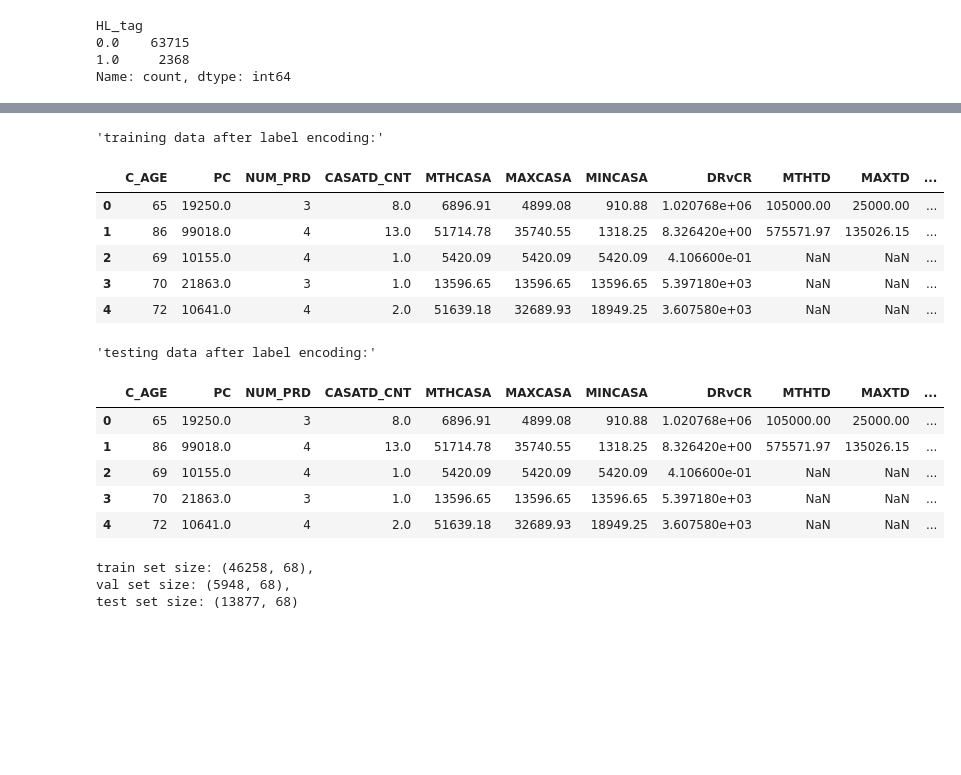
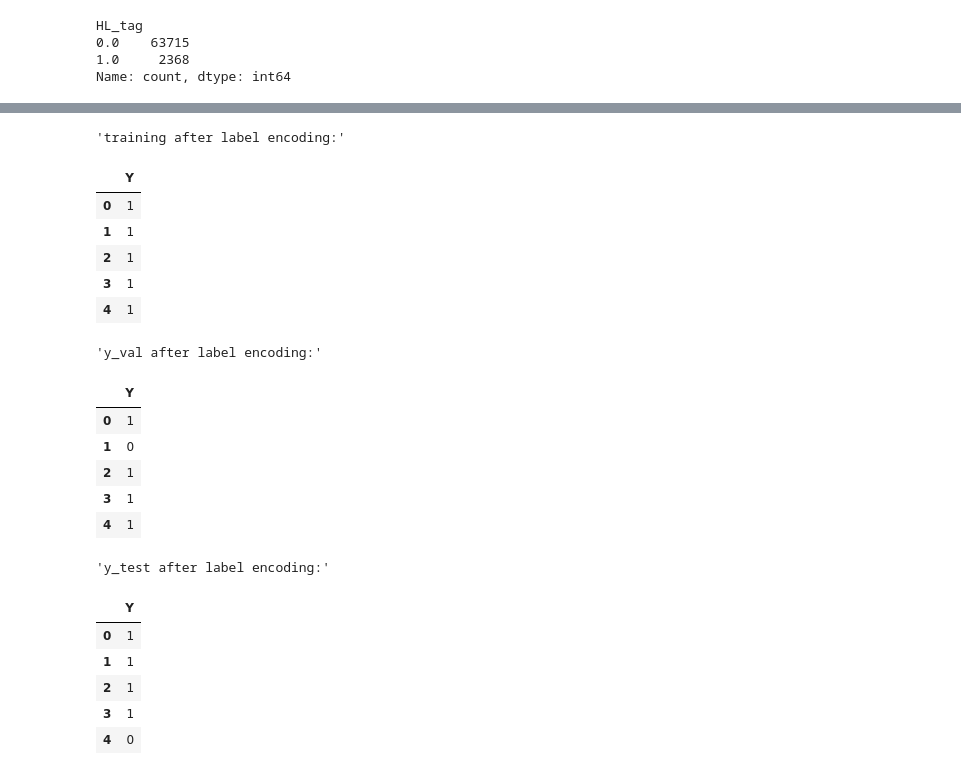
Before and after one commit to yang0369/Maybank_Classification, a Jupyter notebook: analysis/EDA.ipynb, the cells around one changed output, grey strips where cells are left out. Cells and saved outputs as stored; diff of their text form; code cells hidden in the pictures; blank space fills up the shorter version.

```diff
--- a/analysis/EDA.ipynb
+++ b/analysis/EDA.ipynb
@@ -265,0 +338,3 @@ Text(0.5, 1.0, 'Correlation matrix')
+# %%
+# map string back to np.nan
+df_raw.replace({"nan": np.nan, "NaN": np.nan, "NAN": np.nan}, inplace=True)
@@ -266,4 +407,12 @@ Text(0.5, 1.0, 'Correlation matrix')
+# %%
+df_raw.replace([np.inf, -np.inf], np.nan, inplace=True)
 # %%
 # drop the customer_id
-df_train = df_raw.drop([index_col], axis=1)
-df_test = df_raw.drop([index_col], axis=1)
+df_X = df_raw.drop([index_col, "PC", target_name], axis=1)
+df_y = df_raw.loc[:, [target_name]]
+# %%
+# train, val, test split
+X, X_test, y, y_test = train_test_split(df_X, df_y, test_size=0.2, random_state=1, shuffle=True, stratify=df_y)
+X_train, X_val, y_train, y_val = train_test_split(X, y, test_size=0.1, random_state=1, shuffle=True, stratify=y)
+
+display(f"train set size: {X_train.shape}, val set size: {X_val.shape}, test set size: {X_test.shape}")
@@ -303,37 +520,36 @@ display("testing data after onehot encoding:", df_test.head())
 # %%
 # label encoding for target variable
 le = preprocessing.LabelEncoder()
-le.fit_transform(df_train[target_name])
 
-Y_train = pd.DataFrame(le.fit_transform(df_train[target_name]), columns=["Y"])
+y = pd.DataFrame(le.fit_transform(y[target_name]), columns=["Y"])
 
-df_train.drop([target_name], axis=1, inplace=True)
-display("training data after label encoding:", df_train.head())
+y_train = pd.DataFrame(le.transform(y_train[target_name]), columns=["Y"])
+display("training after label encoding:", y_train.head())
 
-df_test.drop([target_name], axis=1, inplace=True)
-display("testing data after label encoding:", df_test.head())
+y_val = pd.DataFrame(le.transform(y_val[target_name]), columns=["Y"])
+display("y_val after label encoding:", y_val.head())
+
+y_test = pd.DataFrame(le.transform(y_test[target_name]), columns=["Y"])
+display("y_test after label encoding:", y_test.head())
 # %% [output]
-'training data after label encoding:'
+'training after label encoding:'
-|  | C_AGE | PC | NUM_PRD | CASATD_CNT | MTHCASA | MAXCASA | MINCASA | DRvCR | MTHTD | MAXTD | ... |
-| 0 | 65 | 19250.0 | 3 | 8.0 | 6896.91 | 4899.08 | 910.88 | 1.020768e+06 | 105000.00 | 25000.00 | ... |
-| 1 | 86 | 99018.0 | 4 | 13.0 | 51714.78 | 35740.55 | 1318.25 | 8.326420e+00 | 575571.97 | 135026.15 | ... |
-| 2 | 69 | 10155.0 | 4 | 1.0 | 5420.09 | 5420.09 | 5420.09 | 4.106600e-01 | NaN | NaN | ... |
-| 3 | 70 | 21863.0 | 3 | 1.0 | 13596.65 | 13596.65 | 13596.65 | 5.397180e+03 | NaN | NaN | ... |
-| 4 | 72 | 10641.0 | 4 | 2.0 | 51639.18 | 32689.93 | 18949.25 | 3.607580e+03 | NaN | NaN | ... |
+|  | Y |
+| 0 | 1 |
+| 1 | 1 |
+| 2 | 1 |
+| 3 | 1 |
+| 4 | 1 |
-'testing data after label encoding:'
+'y_val after label encoding:'
-|  | C_AGE | PC | NUM_PRD | CASATD_CNT | MTHCASA | MAXCASA | MINCASA | DRvCR | MTHTD | MAXTD | ... |
-| 0 | 65 | 19250.0 | 3 | 8.0 | 6896.91 | 4899.08 | 910.88 | 1.020768e+06 | 105000.00 | 25000.00 | ... |
-| 1 | 86 | 99018.0 | 4 | 13.0 | 51714.78 | 35740.55 | 1318.25 | 8.326420e+00 | 575571.97 | 135026.15 | ... |
-| 2 | 69 | 10155.0 | 4 | 1.0 | 5420.09 | 5420.09 | 5420.09 | 4.106600e-01 | NaN | NaN | ... |
-| 3 | 70 | 21863.0 | 3 | 1.0 | 13596.65 | 13596.65 | 13596.65 | 5.397180e+03 | NaN | NaN | ... |
-| 4 | 72 | 10641.0 | 4 | 2.0 | 51639.18 | 32689.93 | 18949.25 | 3.607580e+03 | NaN | NaN | ... |
+|  | Y |
+| 0 | 1 |
+| 1 | 0 |
+| 2 | 1 |
+| 3 | 1 |
+| 4 | 1 |
+'y_test after label encoding:'
+|  | Y |
+| 0 | 1 |
+| 1 | 1 |
+| 2 | 1 |
+| 3 | 1 |
+| 4 | 0 |
-# %%
-# train, val, test split
-X_train, X, y_train, y = train_test_split(df_train, Y_train, test_size=0.3, random_state=1, shuffle=True, stratify=Y_train)
-X_test, X_val, y_test, y_val = train_test_split(X, y, test_size=0.3, random_state=1, shuffle=True, stratify=y)
-
-print(f"train set size: {X_train.shape}, \nval set size: {X_val.shape}, \ntest set size: {X_test.shape}")
-# %% [output]
-train set size: (46258, 68),
-val set size: (5948, 68),
-test set size: (13877, 68)
```
Also changed, not shown: parts of 35 cells of this notebook.
